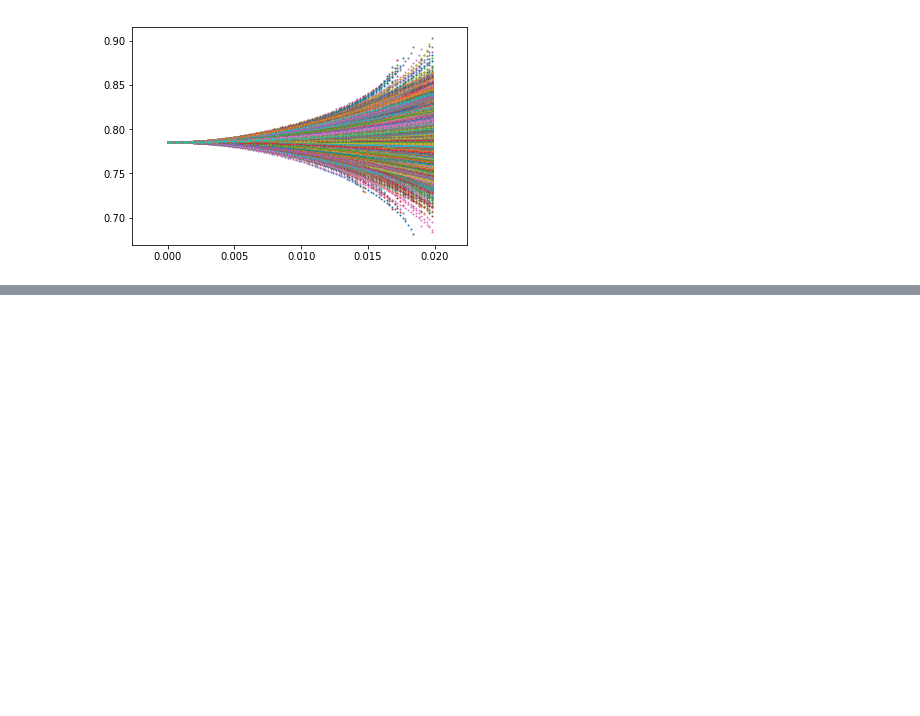
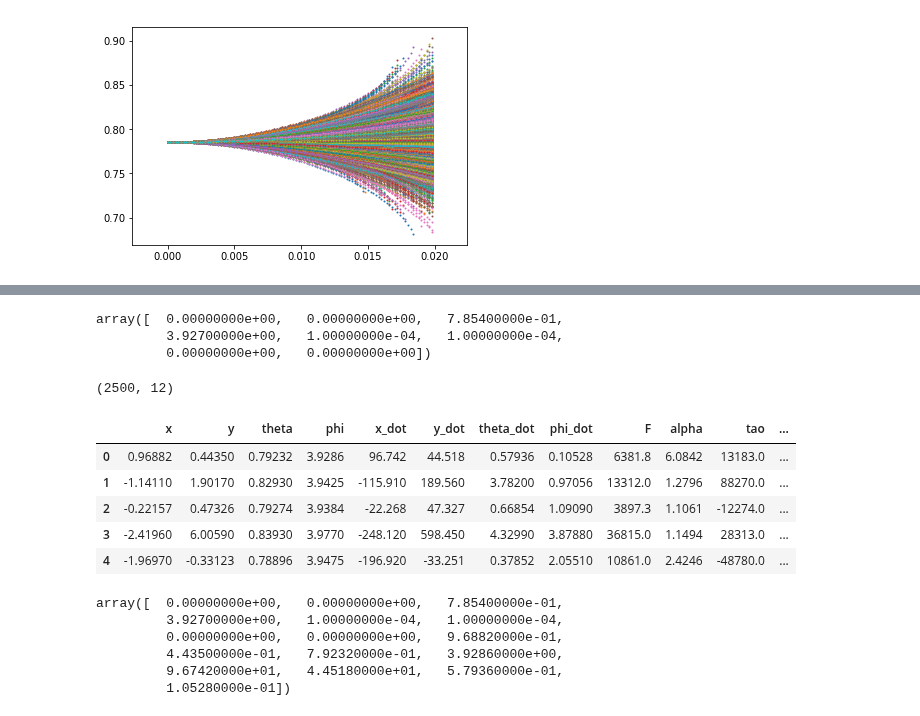
Before and after one commit to oliviatessa/MothMachineLearning, a Jupyter notebook: Load and Visualize data.ipynb, the cells around one changed output, grey strips where cells are left out. Cells and saved outputs as stored; diff of their text form; code cells hidden in the pictures; blank space fills up the shorter version.

```diff
--- a/Load and Visualize data.ipynb
+++ b/Load and Visualize data.ipynb
@@ -147,0 +144,32 @@ newdf
+# %%
+# numpy way
+sparray = np.array(spray)
+ii = 1
+sparray[0, ii:ii+8]
+# %% [output]
+array([  0.00000000e+00,   0.00000000e+00,   7.85400000e-01,
+         3.92700000e+00,   1.00000000e-04,   1.00000000e-04,
+         0.00000000e+00,   0.00000000e+00])
+# %%
+fa = forceAngle.transpose()
+fa.columns = np.concatenate((new_cols, ["F", "alpha", "tao", "cost"]))
+print(fa.shape)
+fa.head()
+# %% [output]
+(2500, 12)
+|  | x | y | theta | phi | x_dot | y_dot | theta_dot | phi_dot | F | alpha | tao | ... |
+| 0 | 0.96882 | 0.44350 | 0.79232 | 3.9286 | 96.742 | 44.518 | 0.57936 | 0.10528 | 6381.8 | 6.0842 | 13183.0 | ... |
+| 1 | -1.14110 | 1.90170 | 0.82930 | 3.9425 | -115.910 | 189.560 | 3.78200 | 0.97056 | 13312.0 | 1.2796 | 88270.0 | ... |
+| 2 | -0.22157 | 0.47326 | 0.79274 | 3.9384 | -22.268 | 47.327 | 0.66854 | 1.09090 | 3897.3 | 1.1061 | -12274.0 | ... |
+| 3 | -2.41960 | 6.00590 | 0.83930 | 3.9770 | -248.120 | 598.450 | 4.32990 | 3.87880 | 36815.0 | 1.1494 | 28313.0 | ... |
+| 4 | -1.96970 | -0.33123 | 0.78896 | 3.9475 | -196.920 | -33.251 | 0.37852 | 2.05510 | 10861.0 | 2.4246 | -48780.0 | ... |
+# %%
+ii = 1
+np.hstack((sparray[0, ii:ii+8], sparray[99, ii:ii+8]))
+# %% [output]
+array([  0.00000000e+00,   0.00000000e+00,   7.85400000e-01,
+         3.92700000e+00,   1.00000000e-04,   1.00000000e-04,
+         0.00000000e+00,   0.00000000e+00,   9.68820000e-01,
+         4.43500000e-01,   7.92320000e-01,   3.92860000e+00,
+         9.67420000e+01,   4.45180000e+01,   5.79360000e-01,
+         1.05280000e-01])
```
Also changed, not shown: parts of 15 cells of this notebook.
